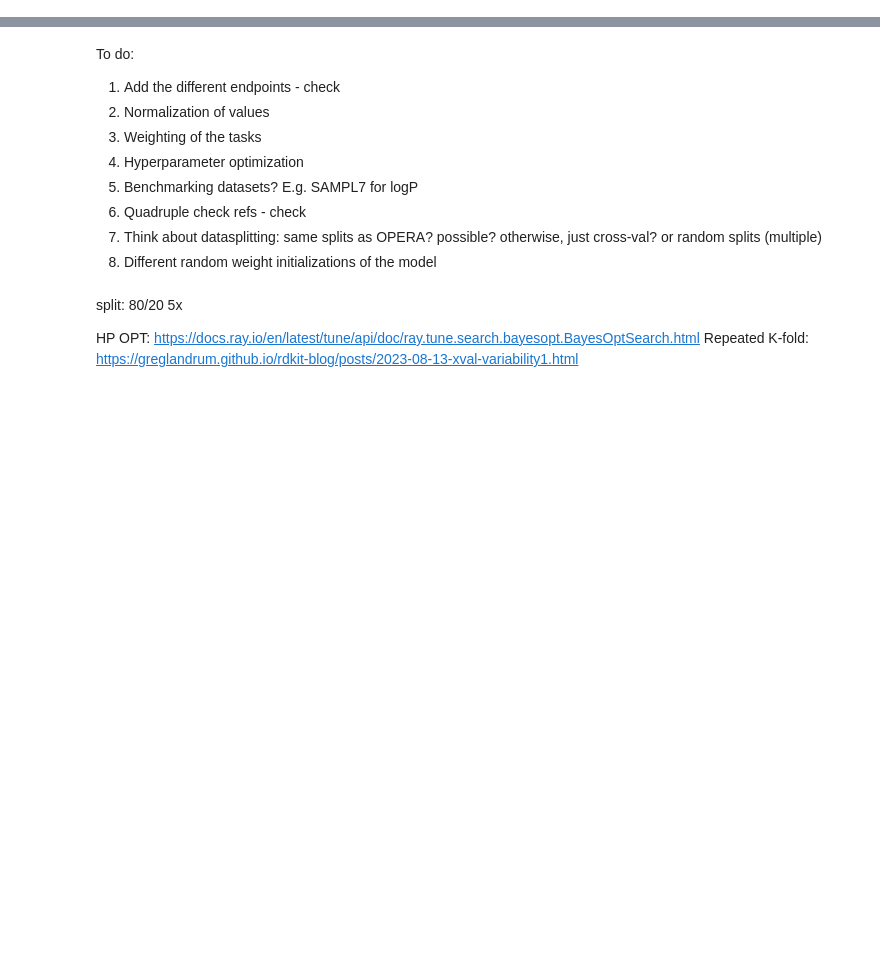
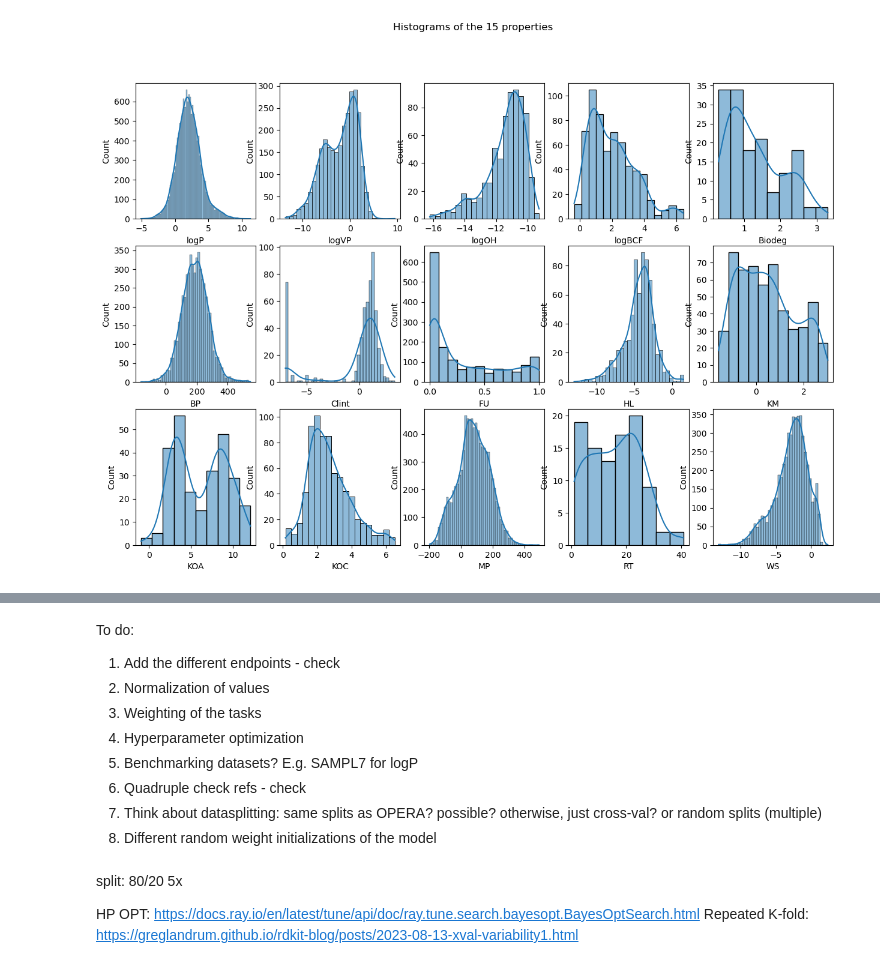
Before and after one commit to Cschiebroek/Digital_Chemistry, a Jupyter notebook: 001_First_test.ipynb, the cells around one changed output, grey strips where cells are left out. Saved outputs shown, nothing was run; the diff lists cells and outputs as text; code cells hidden in the pictures; blank space fills up the shorter version.

```diff
--- a/001_First_test.ipynb
+++ b/001_First_test.ipynb
@@ -381,16 +0,0 @@ Loading DASH tree data
-# %%
-all_mols = [Chem.MolFromSmiles(smi) for smi in df['SMILES']]
-mols = [m for m in all_mols if m.GetNumAtoms() > 1]
-error_mol = [m for m in all_mols if m.GetNumAtoms() <= 1]
-mols_with_charges = []
-error_mols_charges = []
-for m in tqdm(mols):
-    try:
-        mol = Chem.AddHs(m, addCoords=True)
-        charges = tree.get_molecules_partial_charges(mol,chg_std_key='std',chg_key='result')["charges"]
-    except:
-        error_mols_charges.append(m)
-        continue
-    for i,atom in enumerate(mol.GetAtoms()):
-        atom.SetDoubleProp('charge',charges[i])
-    mols_with_charges.append(mol)
@@ -420,5 +0,0 @@ tensor([[ 0.0000, -1.3979]])
-# %%
-assert len(mols_with_charges) == len(y)
-data = [get_graph_from_mol(mol,i, allowable_set,no_y=True) for i,mol in enumerate(mols_with_charges)]
-for i in range(len(data)):
-    data[i].y = y[i]
@@ -682,0 +187,25 @@ Datapoints: 554
+# %%
+#make copy with 0.0 --> NaN
+df_nan = df.copy()
+df_nan = df_nan.replace(0.0, float('nan'))
+#do histograms (3x5) of the 15 properties
+fig, axes = plt.subplots(3, 5, figsize=(15, 10))
+fig.suptitle('Histograms of the 15 properties')
+sns.histplot(df_nan['logP'], kde=True, ax=axes[0, 0])
+sns.histplot(df_nan['logVP'], kde=True, ax=axes[0, 1])
+sns.histplot(df_nan['logOH'], kde=True, ax=axes[0, 2])
+sns.histplot(df_nan['logBCF'], kde=True, ax=axes[0, 3])
+sns.histplot(df_nan['Biodeg'], kde=True, ax=axes[0, 4])
+sns.histplot(df_nan['BP'], kde=True, ax=axes[1, 0])
+sns.histplot(df_nan['Clint'], kde=True, ax=axes[1, 1])
+sns.histplot(df_nan['FU'], kde=True, ax=axes[1, 2])
+sns.histplot(df_nan['HL'], kde=True, ax=axes[1, 3])
+sns.histplot(df_nan['KM'], kde=True, ax=axes[1, 4])
+sns.histplot(df_nan['KOA'], kde=True, ax=axes[2, 0])
+sns.histplot(df_nan['KOC'], kde=True, ax=axes[2, 1])
+sns.histplot(df_nan['MP'], kde=True, ax=axes[2, 2])
+sns.histplot(df_nan['RT'], kde=True, ax=axes[2, 3])
+sns.histplot(df_nan['WS'], kde=True, ax=axes[2, 4])
+plt.show()
+# %% [output]
+[figure, added]
```
Also changed, not shown: parts of 38 cells of this notebook, 1 other file.
